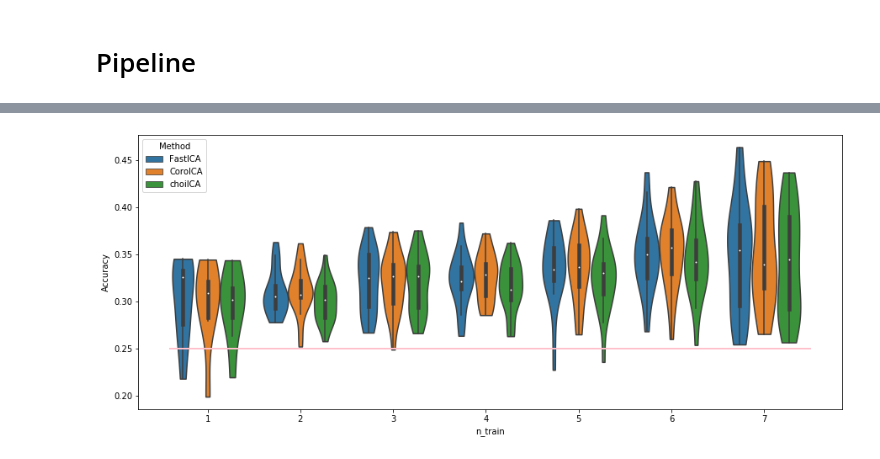
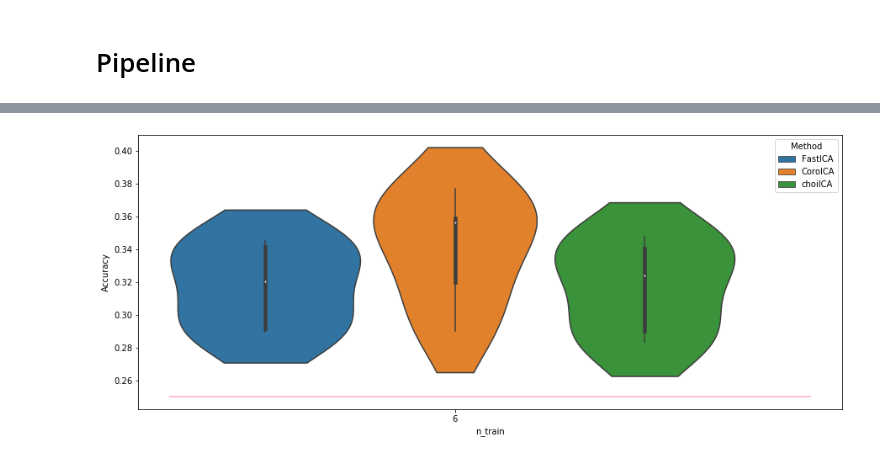
Before and after one commit to AlexanderChristgau/EEG-Data, a Jupyter notebook: Data Analysis.ipynb, the cells around one changed output, grey strips where cells are left out. Cells and saved outputs as stored; diff of their text form; code cells hidden in the pictures.

```diff
--- a/Data Analysis.ipynb
+++ b/Data Analysis.ipynb
@@ -45,7 +45,7 @@ np.mean(predicts==Classes)
 # %% [markdown]
 # Try ICA
 # %%
-Sig1,Sig2, I, L = Signals_pipeline(range(1,3))
+Sig1,Sig2, I, L = Signals_pipeline(range(1))
 # %%
 transformer = FastICA(n_components=21, tol=0.01,random_state=0)
 X1 = transformer.fit_transform(Sig1)
@@ -117,7 +117,7 @@ def Signals_pipeline(persons):
 def ICA_METHODS():
     return {
         "CoroICA":CoroICA(partitionsize= int(20 * 200),
-                          max_iter =6000,
+                          max_iter =2000,
                           n_components=21,
                           groupsize = int(510*750),
                           minimize_loss=False,
@@ -128,7 +128,7 @@ def ICA_METHODS():
                              condition_threshold=1000,
                              instantcov=True,
                              timelags=None),
-        "FastICA":FastICA(n_components=21,max_iter = 100)
+        "FastICA":FastICA(n_components=21,max_iter = 10,tol=0.00001)
     }
 def Classifier():
     return {
@@ -196,6 +196,6 @@ def Main_Pipeline(n_train=[8], max_iter = 5, echo = False,
 
     return df
 # %%
-df = Main_Pipeline([1,2,3,4,5,6,7],max_iter=20, classifier = "RFsLDA")
+df = Main_Pipeline([6],max_iter=5, classifier = "RFsLDA")
 # %% [output]
 [interactive output not drawn]
@@ -215,11 +203,11 @@ df = Main_Pipeline([1,2,3,4,5,6,7],max_iter=20, classifier = "RFsLDA")
 # %%
 fig, ax1 = plt.subplots(figsize=(15, 6), sharex=True)
-ax1 = sns.violinplot(x="n_train", y="Accuracy", hue="Method", inner = "box", cut=0,
+ax1 = sns.violinplot(x="n_train", y="Accuracy", hue="Method", inner = "box", cut=1,
                     data=df,ax = ax1)
 plt.plot([-0.4, len(set(df["n_train"]))-0.5], [0.25, 0.25], linewidth=2, color = "pink")
 plt.show()
 # %% [output]
-[figure, old version]
+[figure, new version]
 # %%
 fig, ax1 = plt.subplots(figsize=(15, 6), sharex=True)
 ax1 = sns.catplot(x="n_train", y="Accuracy", hue="Method",
```
Also changed, not shown: parts of 12 cells of this notebook.
